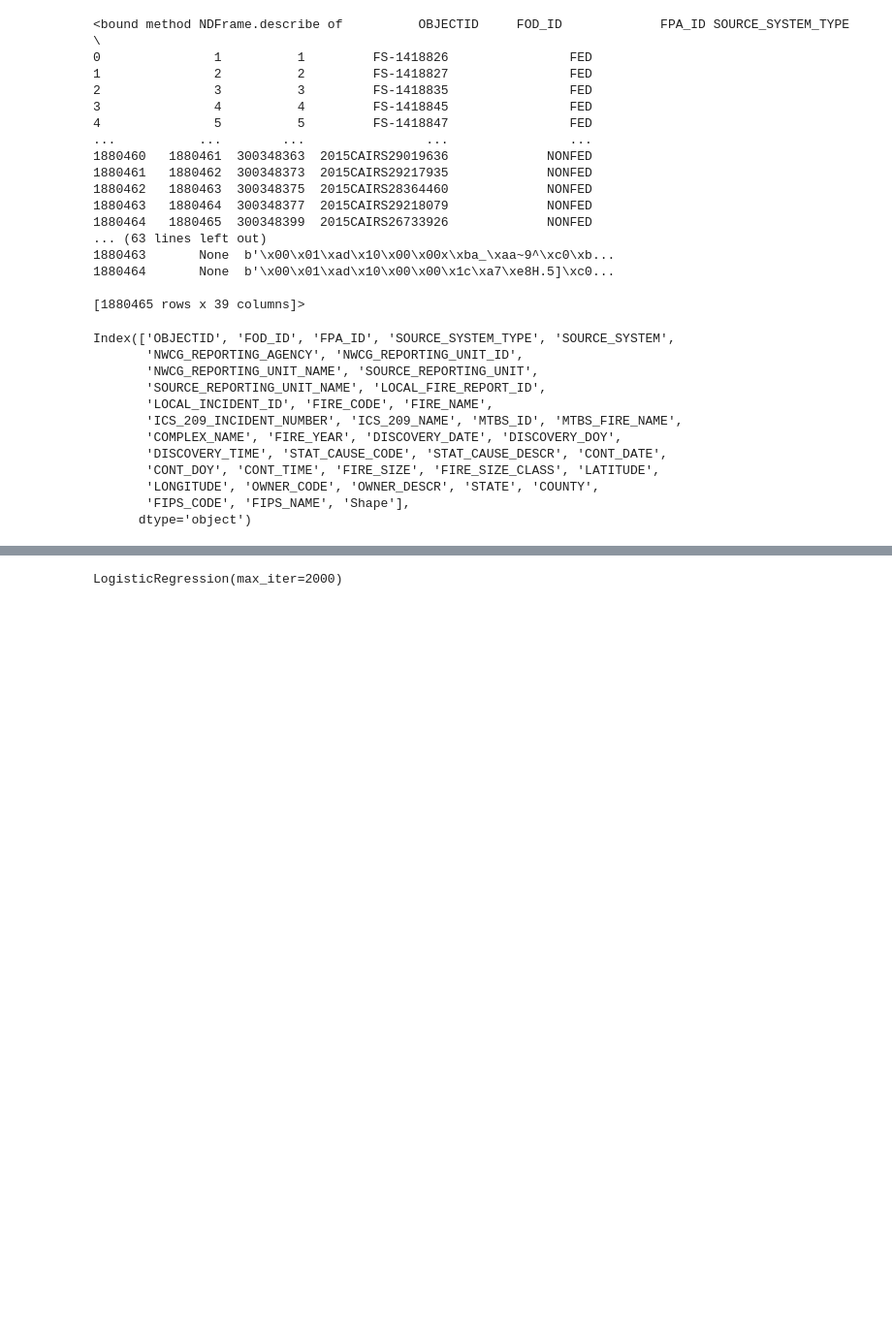
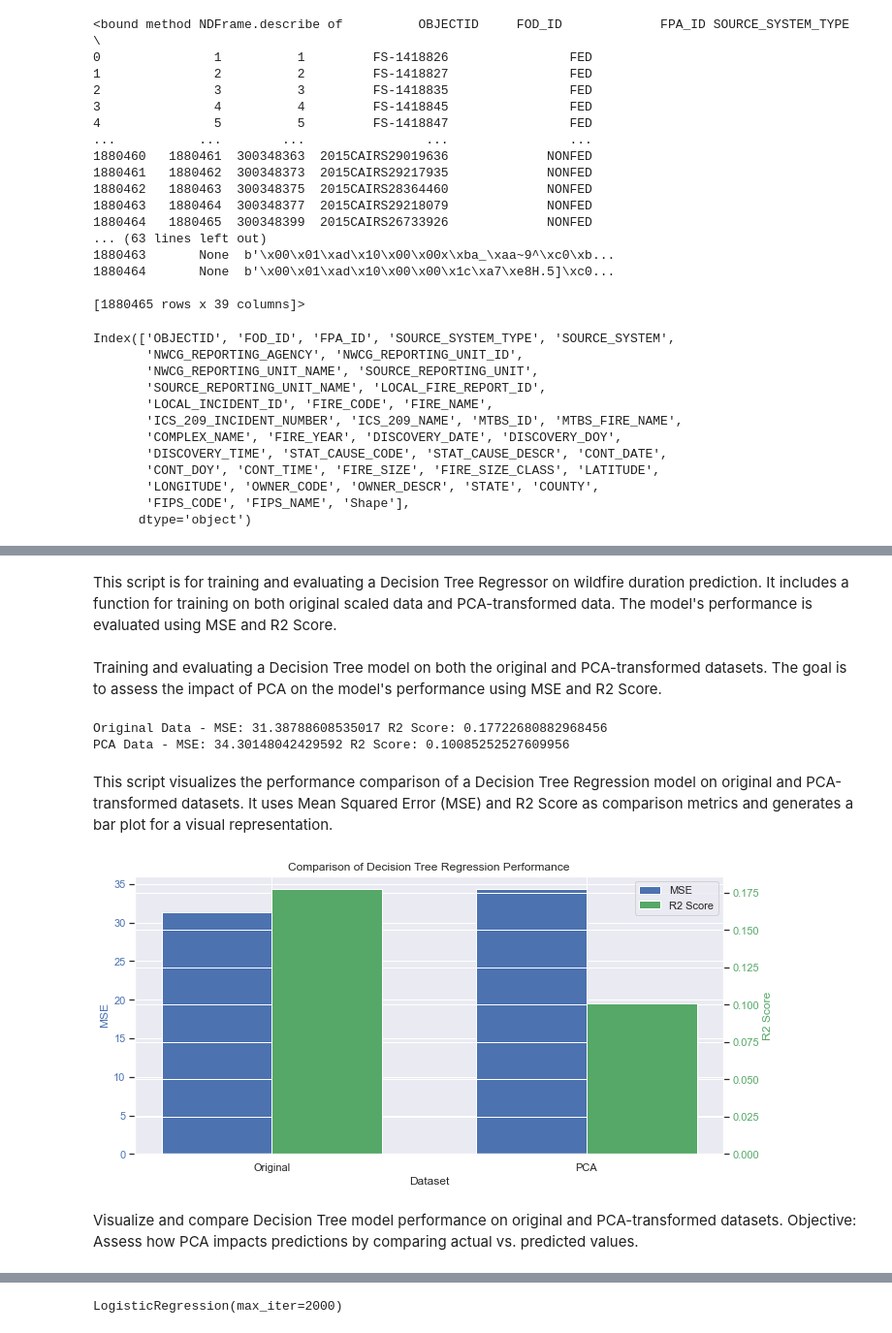
Before and after one commit to connormccoll/fire-scope, a Jupyter notebook: fireScope.ipynb, the cells around one changed output, grey strips where cells are left out. Shown at 97% size. Cells and saved outputs as stored; diff of their text form; code cells hidden in the pictures; blank space fills up the shorter version.

```diff
--- a/fireScope.ipynb
+++ b/fireScope.ipynb
@@ -320,0 +378,4 @@ for i in ax.patches:
+# %% [markdown]
+This script is for training and evaluating a Decision Tree Regressor on wildfire duration prediction.
+It includes a function for training on both original scaled data and PCA-transformed data.
+The model's performance is evaluated using MSE and R2 Score.
@@ -320,0 +391,58 @@ for i in ax.patches:
+# %% [markdown]
+Training and evaluating a Decision Tree model on both the original and PCA-transformed datasets.
+The goal is to assess the impact of PCA on the model's performance using MSE and R2 Score.
+# %%
+# Train the model on original scaled data
+dt_reg_original, mse_dt_original, r2_dt_original = train_evaluate_decision_tree(X_train_scaled, y_train, X_test_scaled, y_test)
+
+# Train a new model on the PCA-transformed data
+dt_reg_pca, mse_dt_pca, r2_dt_pca = train_evaluate_decision_tree(X_train_pca, y_train, X_test_pca, y_test)
+
+# Output the performance metrics
+print("Original Data - MSE:", mse_dt_original, "R2 Score:", r2_dt_original)
+print("PCA Data - MSE:", mse_dt_pca, "R2 Score:", r2_dt_pca)
+
+# This approach provides a direct comparison of how dimensionality reduction affects model accuracy.
+# %% [output]
+Original Data - MSE: 31.38788608535017 R2 Score: 0.17722680882968456
+PCA Data - MSE: 34.30148042429592 R2 Score: 0.10085252527609956
+# %% [markdown]
+This script visualizes the performance comparison of a Decision Tree Regression model on original and PCA-transformed datasets.
+It uses Mean Squared Error (MSE) and R2 Score as comparison metrics and generates a bar plot for a visual representation.
+# %%
+# Setting up the plot with specified dimensions
+fig, ax1 = plt.subplots(figsize=(10, 5))
+bar_width = 0.35
+index = np.arange(2)
+
+# Storing MSE and R2 scores for original and PCA-transformed data
+mse_scores = [mse_dt_original, mse_dt_pca]
+r2_scores = [r2_dt_original, r2_dt_pca]
+
+# Plotting MSE scores
+bar1 = ax1.bar(index, mse_scores, bar_width, label='MSE', color='b')
+ax1.set_xlabel('Dataset')
+ax1.set_ylabel('MSE', color='b')
+ax1.tick_params(axis='y', labelcolor='b')
+ax1.set_xticks(index + bar_width / 2)
+ax1.set_xticklabels(['Original', 'PCA'])
+
+# Plotting R2 scores with a different y-axis
+ax2 = ax1.twinx()
+bar2 = ax2.bar(index + bar_width, r2_scores, bar_width, label='R2 Score', color='g')
+ax2.set_ylabel('R2 Score', color='g')
+ax2.tick_params(axis='y', labelcolor='g')
+
+# Adding titles and legends
+plt.title('Comparison of Decision Tree Regression Performance')
+plt.legend([bar1, bar2], ['MSE', 'R2 Score'])
+
+plt.tight_layout()
+plt.show()
+
+# The plot illustrates the impact of PCA on the model's performance, comparing MSE and R2 Score for both datasets.
+# %% [output]
+[figure, added]
+# %% [markdown]
+Visualize and compare Decision Tree model performance on original and PCA-transformed datasets.
+Objective: Assess how PCA impacts predictions by comparing actual vs. predicted values.
```
Also changed, not shown: parts of 40 cells of this notebook.
